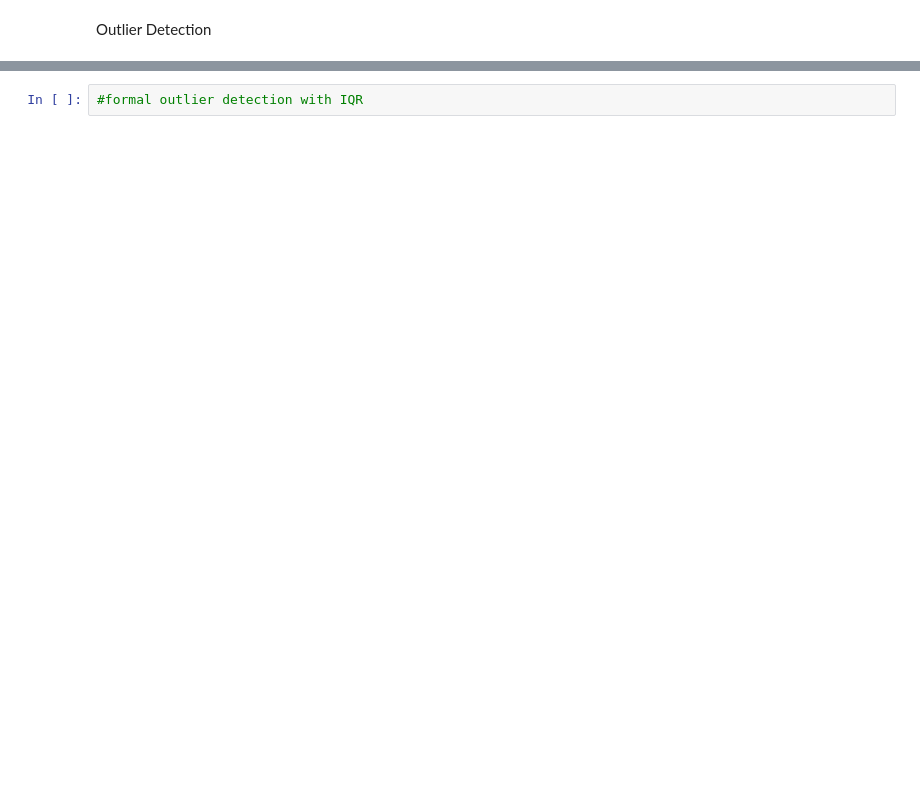
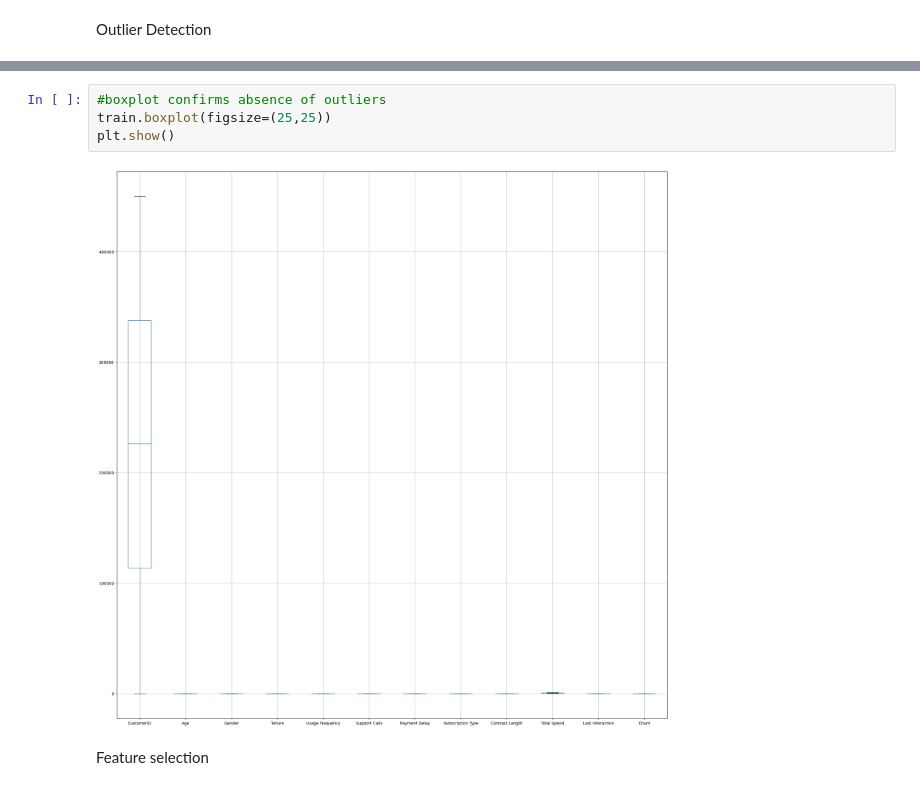
Before and after one commit to Johannes3001/AppliedML_Assign.01, a Jupyter notebook: JohannesCode.ipynb, the cells around one changed output, grey strips where cells are left out. Cells and saved outputs as stored; diff of their text form; blank space fills up the shorter version.

```diff
--- a/JohannesCode.ipynb
+++ b/JohannesCode.ipynb
@@ -118,2 +131,8 @@ array([[<Axes: title={'center': 'CustomerID'}>,
-# %%
-#formal outlier detection with IQR
+# %%
+#boxplot confirms absence of outliers
+train.boxplot(figsize=(25,25))
+plt.show()
+# %% [output]
+[figure, added]
+# %% [markdown]
+Feature selection
```
Also changed, not shown: parts of 7 cells of this notebook.
